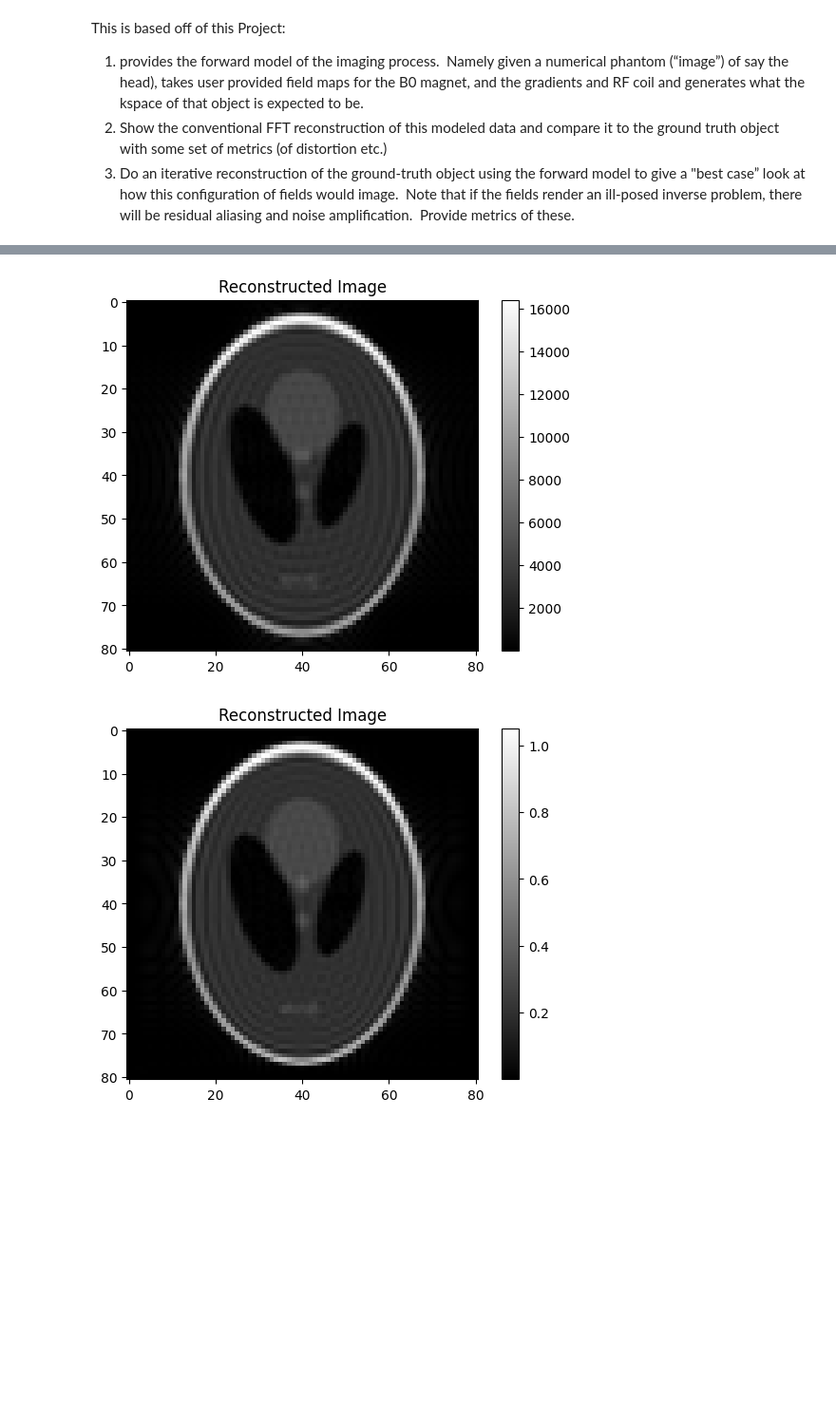
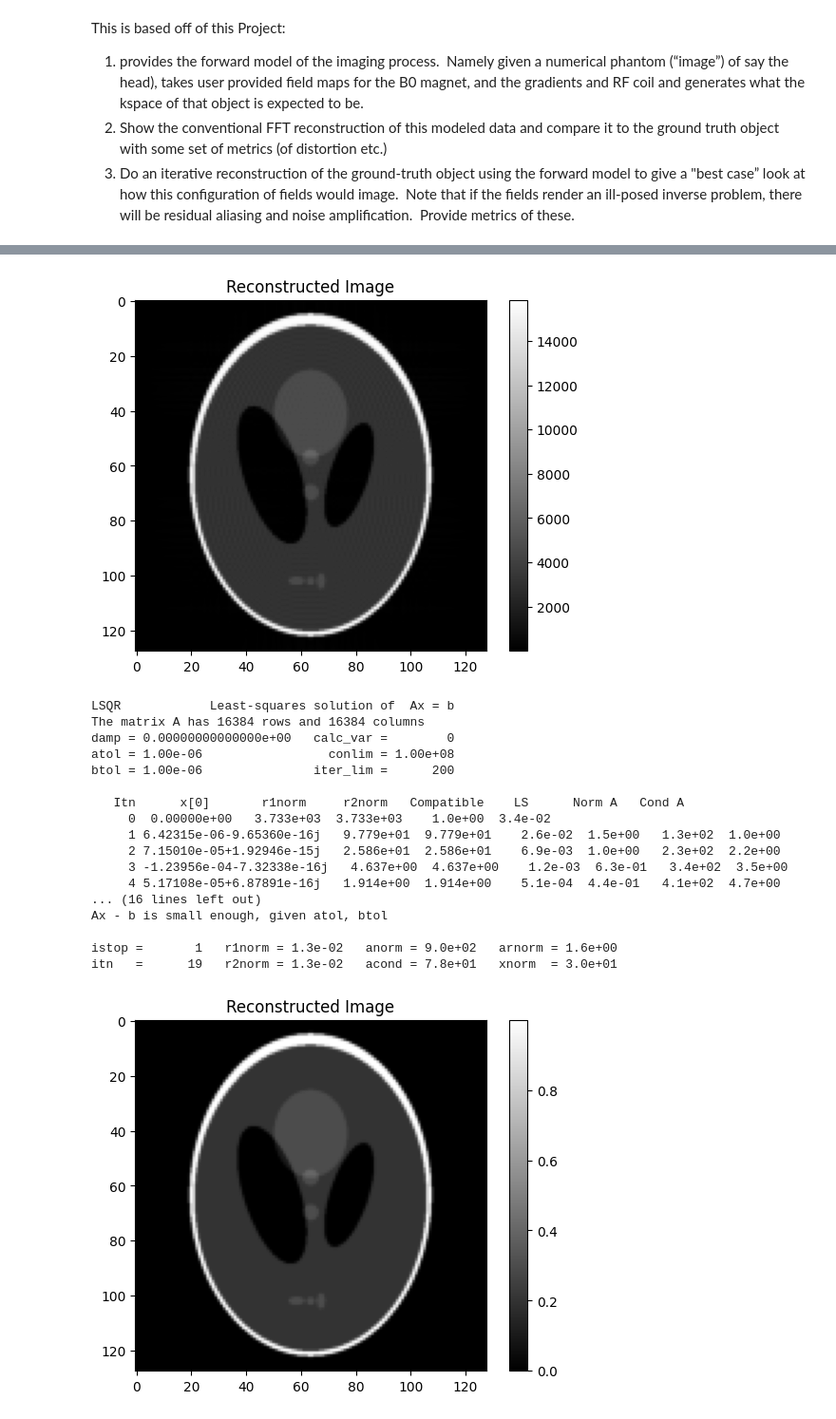
Before and after one commit to MaxStrey/Martinos_MR, a Jupyter notebook: Martinos_project/phantom_generation/phantom_6.ipynb, the cells around one changed output, grey strips where cells are left out. Shown at 95% size. Drawn from its saved outputs; the diff is of its cells as text; code cells hidden in the pictures; blank space fills up the shorter version.

Commit message:
Cleaned it up a little and added vectorization in the creation of the encoding matrix to speed up the code

```diff
--- a/Martinos_project/phantom_generation/phantom_6.ipynb
+++ b/Martinos_project/phantom_generation/phantom_6.ipynb
@@ -17,11 +17,11 @@ from scipy.sparse.linalg import lsqr
 
 # Re-generate and resize Shepp-Logan phantom
 phantom = shepp_logan_phantom()
-phantom = resize(phantom, (81, 81))
+phantom = resize(phantom, (128, 128))
 phantom = phantom.astype(dtype=np.complex128)
 
 
-N_spins = 81  # Number of spins in the phantom
+N_spins = 128  # Number of spins in the phantom
 # # Phantom is a 2D delta function (single point in the center)
 # phantom = np.zeros((N_spins, N_spins), dtype=np.complex128)
 # phantom[N_spins//2, N_spins//2] = 1
@@ -40,7 +40,7 @@ plt.show()
 
 
 gamma = 42.58e6  # Gyromagnetic ratio for hydrogen in Hz/T
-g_mult = 4 # Gradient multiplication factor
+g_mult = 10 # Gradient multiplication factor
 Gx = 0.004755753 * g_mult  # Gradient strength in T/m
 Gy = 0.004755753 * g_mult # Gradient strength in T/m
 #B0 = 1.0  # B0 field in T
@@ -118,7 +126,7 @@ plt.colorbar()
 plt.title('Reconstructed Image')
 plt.show()
 # %% [output]
-[figure, old version]
+[figure, new version]
 # %%
 # Reshape the k-space data into a vector
 kspace_vec = np.reshape(k_space, (N_spins*N_spins))
@@ -126,23 +134,56 @@ kspace_vec = np.reshape(k_space, (N_spins*N_spins))
 # Initialize a 2D encoding matrix
 encoding_matrix = np.zeros((N_spins**2, N_spins**2), dtype=np.complex128)
 
-# Iterate over each column in the k_space
-for i in range(N_spins):
-    for j in range(N_spins):  # Additional loop over columns
-        # Generate the 2D encoding matrix for this column
-        for k in range(N_spins):
-            for l in range(N_spins):
-                Eij = np.exp(-1j * (kx_values[i] * x_values_1[k] + ky_values[j] * y_values_1[l]))
-                # Flatten Eij and place it in the corresponding row of the large encoding matrix
-                encoding_matrix[k*N_spins+l, i*N_spins+j] = Eij  # Use i*N_spins+l to index the columns
+# # Iterate over each column in the k_space
+# for i in range(N_spins):
+#     for j in range(N_spins):  # Additional loop over columns
+#         # Generate the 2D encoding matrix for this column
+#         for k in range(N_spins):
+#             for l in range(N_spins):
+#                 Eij = np.exp(-1j * (kx_values[i] * x_values_1[k] + ky_values[j] * y_values_1[l]))
+#                 # Flatten Eij and place it in the corresponding row of the large encoding matrix
+#                 encoding_matrix[k*N_spins+l, i*N_spins+j] = Eij  # Use i*N_spins+l to index the columns
+
+
+# Vectorized version of the encoding matrix. This is equivalent to the above code.
+# Generate 2D arrays for kx_values and ky_values
+kx_2d = kx_values[:, np.newaxis, np.newaxis, np.newaxis]
+ky_2d = ky_values[np.newaxis, :, np.newaxis, np.newaxis]
+
+# Generate 2D arrays for x_values_1 and y_values_1
+x_2d = x_values_1[np.newaxis, np.newaxis, :, np.newaxis]
+y_2d = y_values_1[np.newaxis, np.newaxis, np.newaxis, :]
+
+# Compute Eij for all combinations of indices using broadcasting
+Eij_all = np.exp(-1j * (kx_2d * x_2d + ky_2d * y_2d))
+
+# Flatten Eij_all to form the final encoding_matrix
+encoding_matrix = Eij_all.reshape(N_spins**2, N_spins**2)
 # %%
-x = lsqr(encoding_matrix, kspace_vec)[0]
+x, istop, itn, r1norm, r2norm, anorm, acond, arnorm, xnorm, var = lsqr(encoding_matrix, kspace_vec, iter_lim=200, show=True)
 image = np.reshape(x, (N_spins, N_spins))
 
 plt.figure()
 plt.imshow(np.abs(image), cmap='gray')
 plt.colorbar()
 plt.title('Reconstructed Image')
 plt.show()
 # %% [output]
+LSQR            Least-squares solution of  Ax = b
+The matrix A has 16384 rows and 16384 columns
+damp = 0.00000000000000e+00   calc_var =        0
+atol = 1.00e-06                 conlim = 1.00e+08
+btol = 1.00e-06               iter_lim =      200
+
+   Itn      x[0]       r1norm     r2norm   Compatible    LS      Norm A   Cond A
+     0  0.00000e+00   3.733e+03  3.733e+03    1.0e+00  3.4e-02
+     1 6.42315e-06-9.65360e-16j   9.779e+01  9.779e+01    2.6e-02  1.5e+00   1.3e+02  1.0e+00
+     2 7.15010e-05+1.92946e-15j   2.586e+01  2.586e+01    6.9e-03  1.0e+00   2.3e+02  2.2e+00
+     3 -1.23956e-04-7.32338e-16j   4.637e+00  4.637e+00    1.2e-03  6.3e-01   3.4e+02  3.5e+00
+     4 5.17108e-05+6.87891e-16j   1.914e+00  1.914e+00    5.1e-04  4.4e-01   4.1e+02  4.7e+00
+... (16 lines left out)
+Ax - b is small enough, given atol, btol
+
+istop =       1   r1norm = 1.3e-02   anorm = 9.0e+02   arnorm = 1.6e+00
+itn   =      19   r2norm = 1.3e-02   acond = 7.8e+01   xnorm  = 3.0e+01
-[figure, old version]
+[figure, new version]
```
Also changed, not shown: parts of 3 cells of this notebook.
